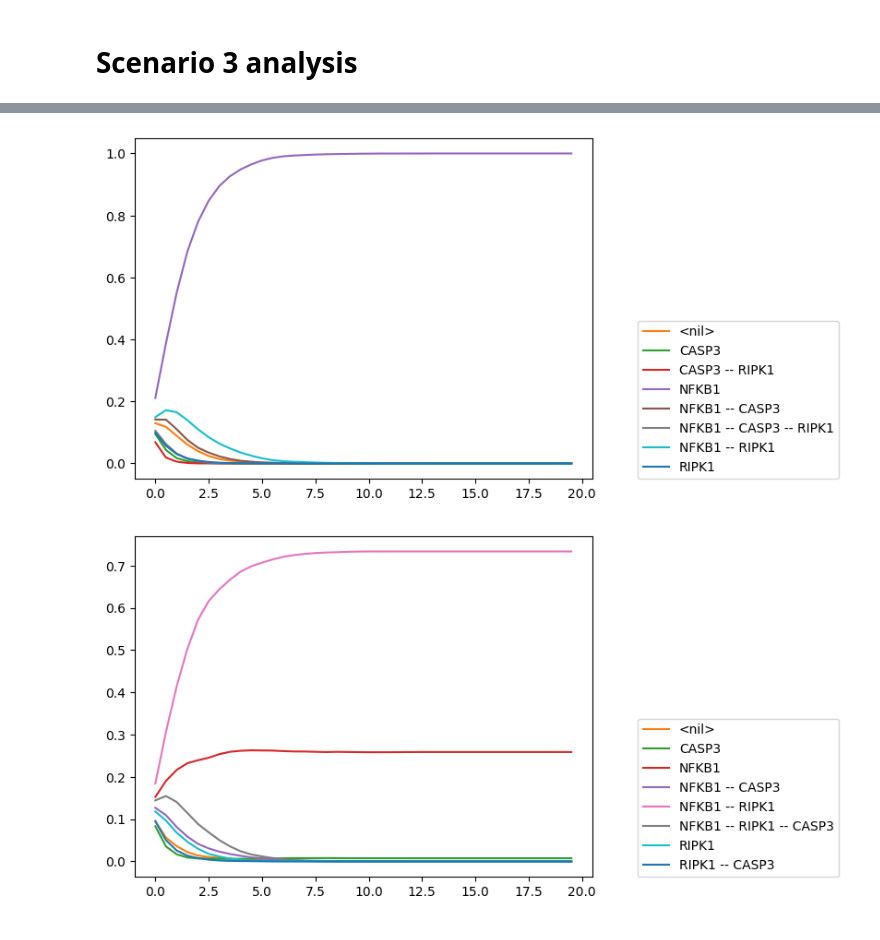
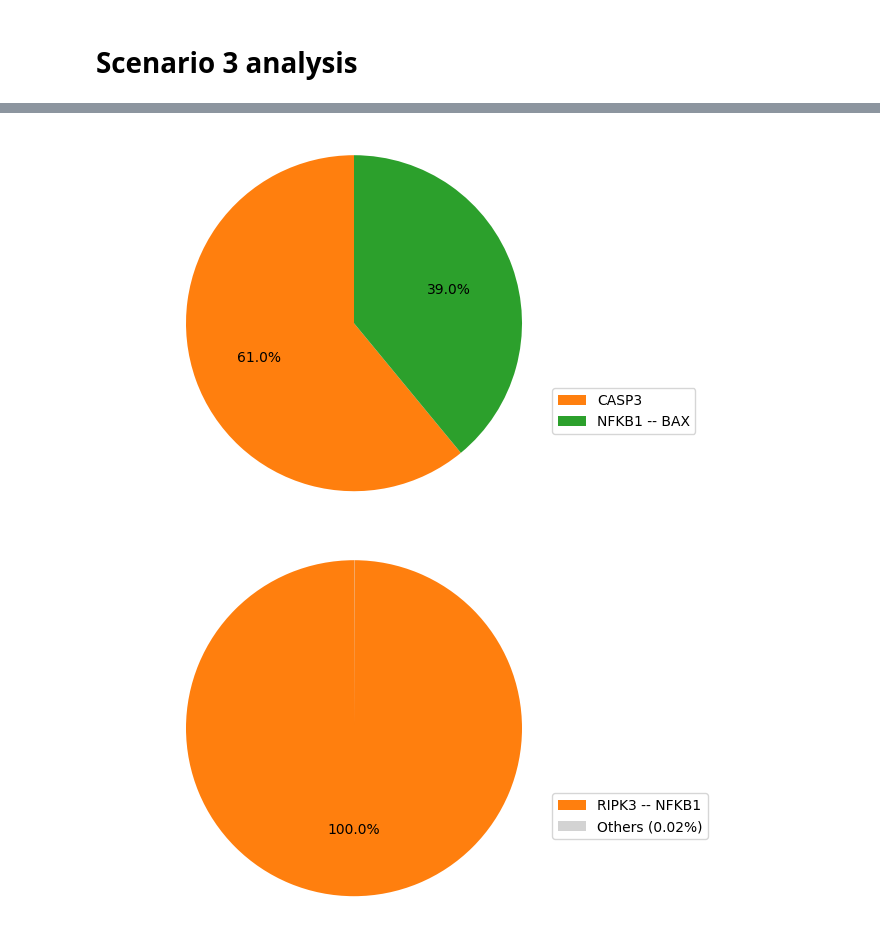
Before and after one commit to marcorusc/Supp_mat_MCP_orchestrator, a Jupyter notebook: Scenarios_analysis.ipynb, the cells around one changed output, grey strips where cells are left out. Drawn from its saved outputs; the diff is of its cells as text; code cells hidden in the pictures.

```diff
--- a/Scenarios_analysis.ipynb
+++ b/Scenarios_analysis.ipynb
@@ -135,10 +66,10 @@ ginsim.show(lrg)
 # %%
-bnd_gpt5 = "gpt_5/Scenario_1/output.bnd"
-cfg_gpt5 = "gpt_5/Scenario_1/output.cfg"
-bnd_sonnet4 = "Sonnet4/Scenario_1/output.bnd"
-cfg_sonnet4 = "Sonnet4/Scenario_1/output.cfg"
-bnd_gpt_o4 = "gpt_o4_mini/Scenario_1/output.bnd"
-cfg_gpt_o4 = "gpt_o4_mini/Scenario_1/output.cfg"
+bnd_gpt5 = "Gpt_5/Scenario_1/output.bnd"
+cfg_gpt5 = "Gpt_5/Scenario_1/output.cfg"
+bnd_sonnet4 = "Sonnet_4/Scenario_1/output.bnd"
+cfg_sonnet4 = "Sonnet_4/Scenario_1/output.cfg"
+bnd_gpt_o4 = "Gpt_o4_mini/Scenario_1/output.bnd"
+cfg_gpt_o4 = "Gpt_o4_mini/Scenario_1/output.cfg"
 # %%
 masim_gpt5 = maboss.load(bnd_gpt5, cfg_gpt5)
 masim_sonnet4 = maboss.load(bnd_sonnet4, cfg_sonnet4)
@@ -776,19 +1045,22 @@ Saved: scenario2_rules_dashboard_light.pdf and scenario2_rules_dashboard_light.p
 # %% [markdown]
 # Scenario 3 analysis
 # %%
-output_gpt5 = "gpt_5/Scenario_3/"
-output_sonnet4 = "Sonnet4/Scenario_3/"
-output_gpt_o4 = "gpt_o4_mini/Scenario_3/"
+output_gpt5 =  "Gpt_5/Scenario_3/"
+output_sonnet4 = "Sonnet_4/Scenario_3/"
+output_gpt_o4 = "Gpt_o4_mini/Scenario_3/"
 # %%
 masim_gpt5 = maboss.load(output_gpt5 + "output.bnd", output_gpt5 + "output.cfg")
 
-masim_gpt5.network.set_output(['NFKB1', 'CASP3', 'RIPK1'])
+masim_gpt5.network.set_output([ "CASP3", "RIPK3", "BAX", "NFKB1"])
 masim_gpt5.param["max_time"]=20
+masim_gpt5.param["thread_count"]=8
 
 masim_gpto4 = maboss.load(output_gpt_o4 + "output.bnd", output_gpt_o4 + "output.cfg")
 masim_gpto4.param["max_time"]=20
-masim_gpto4.network.set_output(['NFKB1', 'CASP3', 'RIPK1'])
+masim_gpto4.param["thread_count"]=8
+masim_gpto4.network.set_output([ "CASP3", "BAX", "NFKB1"])
 
 masim_sonnet4 = maboss.load(output_sonnet4 + "output.bnd", output_sonnet4 + "output.cfg")
 masim_sonnet4.param["max_time"]=20
-masim_sonnet4.network.set_output(['NFKB1', 'CASP3', 'RIPK1'])
+masim_sonnet4.param["thread_count"]=8
+masim_sonnet4.network.set_output([ "CASP3", "BAX", "NFKB1"])
@@ -797,11 +1084,11 @@ results_gpto4 = masim_gpto4.run()
 results_gpt5 = masim_gpt5.run()
 results_sonnet4 = masim_sonnet4.run()
 # %%
-results_gpto4.plot_trajectory()
+results_gpto4.plot_piechart()
 # %% [output]
-[figure, old version]
+[figure, new version]
 # %%
-results_gpt5.plot_trajectory()
+results_gpt5.plot_piechart()
 # %% [output]
-[figure, old version]
+[figure, new version]
 # %%
```
Also changed, not shown: parts of 49 cells of this notebook, 11 other files.
